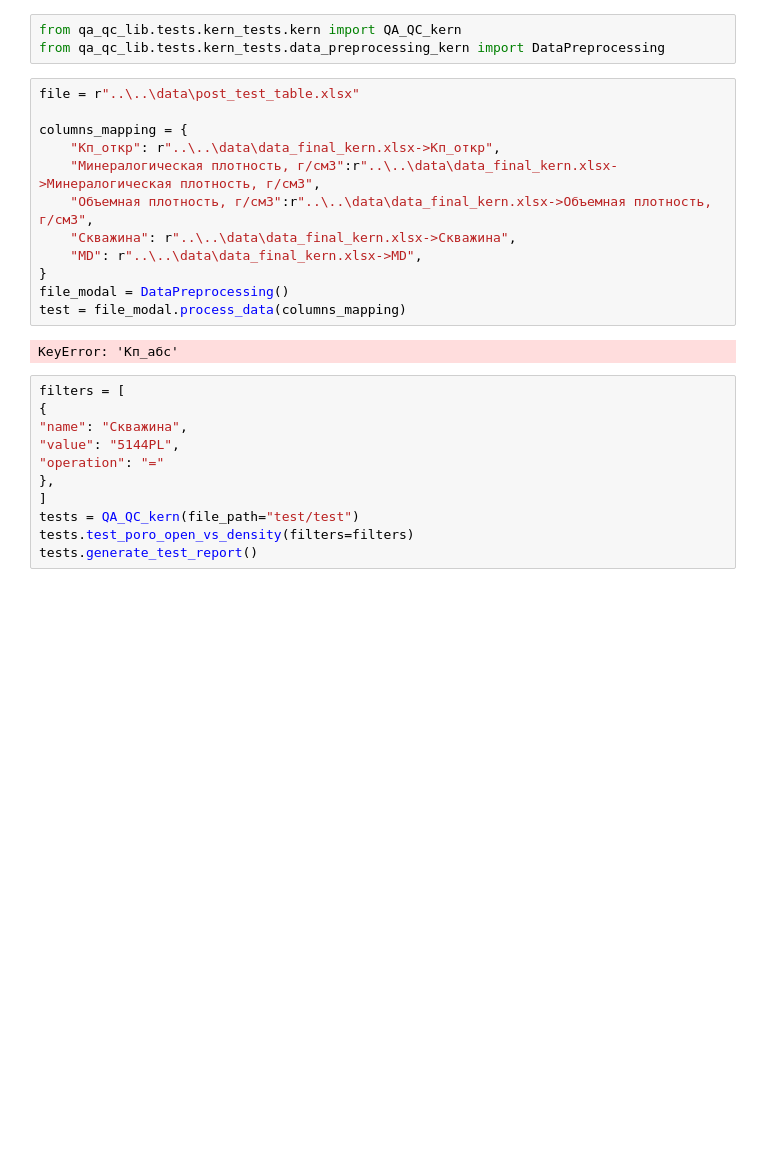
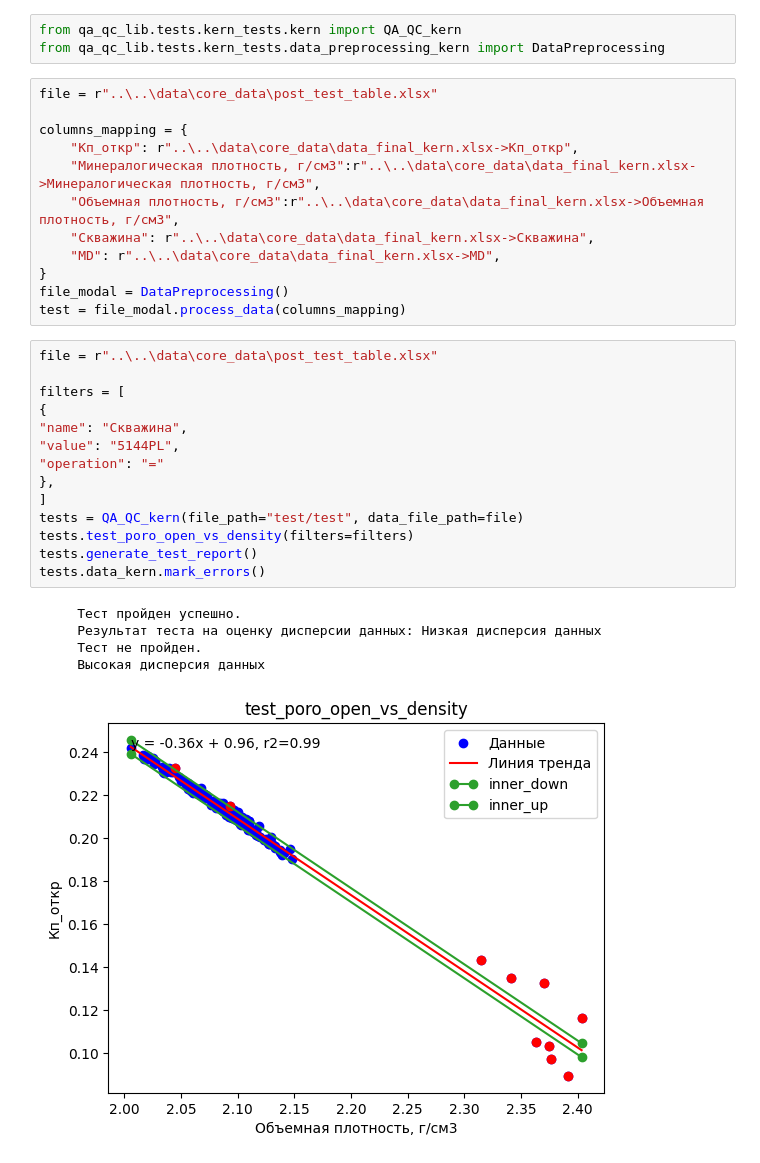
Before and after one commit to Salnikov-MaX/QA_QC_proj, a Jupyter notebook: scenarios_for_testing/kern_scenario/user_scenario_poro_vs_density.ipynb, the cells around one changed output. Drawn from its saved outputs; the diff is of its cells as text; blank space fills up the shorter version.

```diff
--- a/scenarios_for_testing/kern_scenario/user_scenario_poro_vs_density.ipynb
+++ b/scenarios_for_testing/kern_scenario/user_scenario_poro_vs_density.ipynb
@@ -2,27 +2,34 @@
 from qa_qc_lib.tests.kern_tests.kern import QA_QC_kern
 from qa_qc_lib.tests.kern_tests.data_preprocessing_kern import DataPreprocessing
 # %%
-file = r"..\..\data\post_test_table.xlsx"
+file = r"..\..\data\core_data\post_test_table.xlsx"
 
 columns_mapping = {
-    "Кп_откр": r"..\..\data\data_final_kern.xlsx->Кп_откр",
-    "Минералогическая плотность, г/см3":r"..\..\data\data_final_kern.xlsx->Минералогическая плотность, г/см3",
-    "Объемная плотность, г/см3":r"..\..\data\data_final_kern.xlsx->Объемная плотность, г/см3",
-    "Скважина": r"..\..\data\data_final_kern.xlsx->Скважина",
-    "MD": r"..\..\data\data_final_kern.xlsx->MD",
+    "Кп_откр": r"..\..\data\core_data\data_final_kern.xlsx->Кп_откр",
+    "Минералогическая плотность, г/см3":r"..\..\data\core_data\data_final_kern.xlsx->Минералогическая плотность, г/см3",
+    "Объемная плотность, г/см3":r"..\..\data\core_data\data_final_kern.xlsx->Объемная плотность, г/см3",
+    "Скважина": r"..\..\data\core_data\data_final_kern.xlsx->Скважина",
+    "MD": r"..\..\data\core_data\data_final_kern.xlsx->MD",
 }
 file_modal = DataPreprocessing()
 test = file_modal.process_data(columns_mapping)
-# %% [output]
-KeyError: 'Кп_абс'
 # %%
+file = r"..\..\data\core_data\post_test_table.xlsx"
+
 filters = [
 {
 "name": "Скважина",
 "value": "5144PL",
 "operation": "="
 },
 ]
-tests = QA_QC_kern(file_path="test/test")
+tests = QA_QC_kern(file_path="test/test", data_file_path=file)
 tests.test_poro_open_vs_density(filters=filters)
 tests.generate_test_report()
+tests.data_kern.mark_errors()
+# %% [output]
+     Тест пройден успешно.
+     Результат теста на оценку дисперсии данных: Низкая дисперсия данных
+     Тест не пройден.
+     Высокая дисперсия данных
+[figure, added]
```
Also changed, not shown: parts of 2 cells of this notebook, 47 other files.
